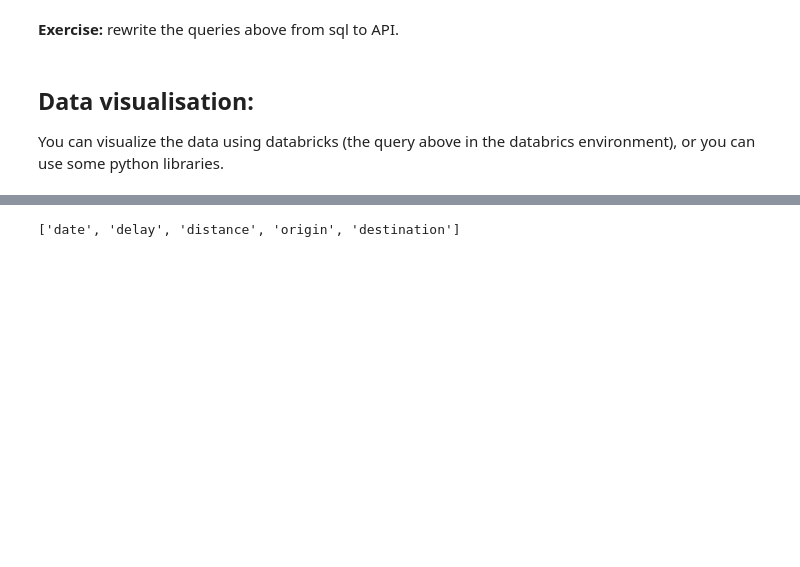
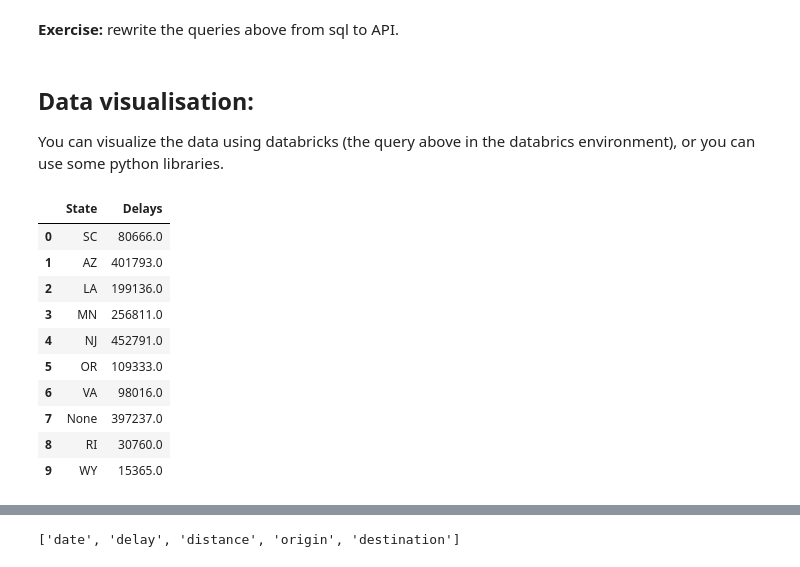
Before and after one commit to SebastianoF/learningPySpark, a Jupyter notebook: Chapter03/LearningPySpark_Chapter03.ipynb, the cells around one changed output, grey strips where cells are left out. Drawn from its saved outputs; the diff is of its cells as text; code cells hidden in the pictures; blank space fills up the shorter version.

```diff
--- a/Chapter03/LearningPySpark_Chapter03.ipynb
+++ b/Chapter03/LearningPySpark_Chapter03.ipynb
@@ -364,0 +362,15 @@ You can visualize the data using databricks (the query above in the databrics en
+# %%
+df_delays = delays_per_state.toPandas()
+df_delays.head(10)
+# %% [output]
+|  | State | Delays |
+| 0 | SC | 80666.0 |
+| 1 | AZ | 401793.0 |
+| 2 | LA | 199136.0 |
+| 3 | MN | 256811.0 |
+| 4 | NJ | 452791.0 |
+| 5 | OR | 109333.0 |
+| 6 | VA | 98016.0 |
+| 7 | None | 397237.0 |
+| 8 | RI | 30760.0 |
+| 9 | WY | 15365.0 |
```
Also changed, not shown: parts of 8 cells of this notebook, 2 other files.
